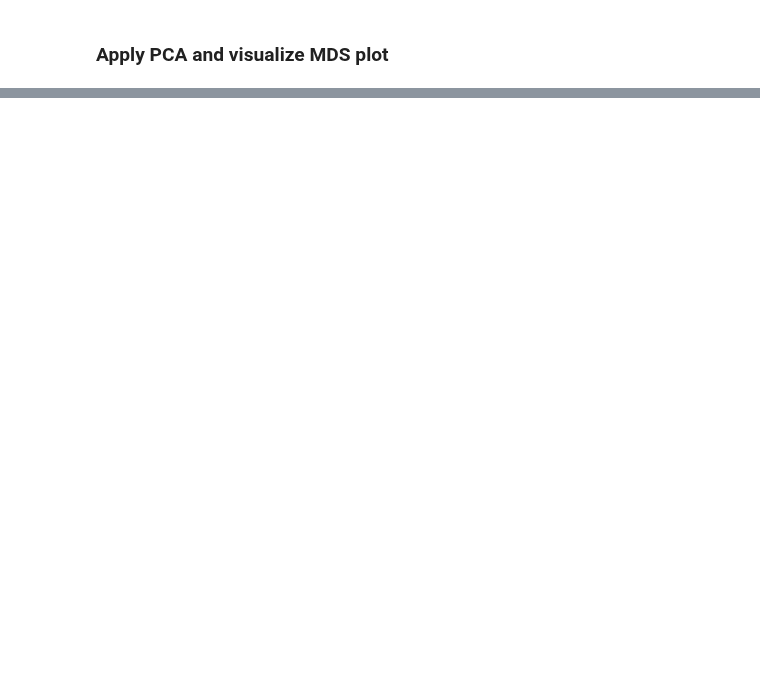
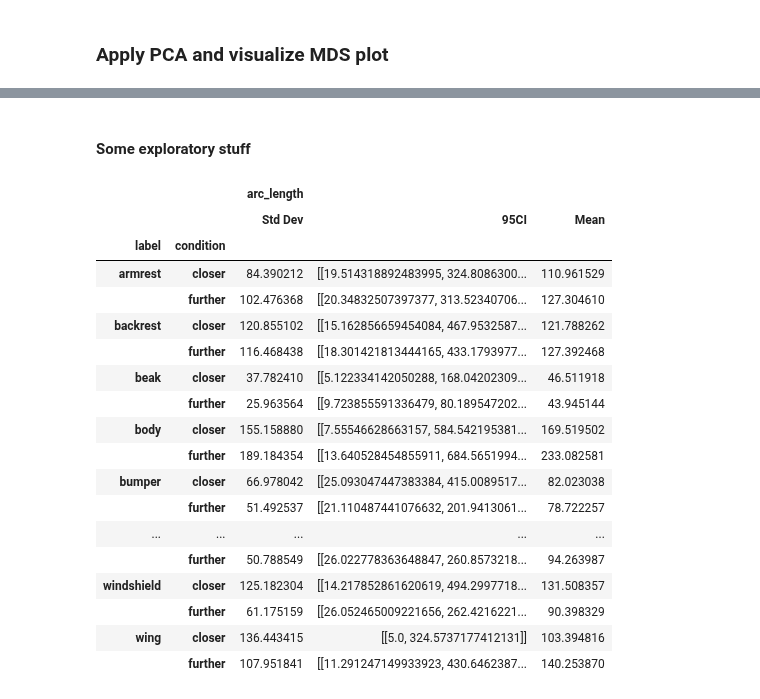
Before and after one commit to cogtoolslab/semantic_parts, a Jupyter notebook: analysis/golden/cogsci19_analysis.ipynb, the cells around one changed output, grey strips where cells are left out. Cells and saved outputs as stored; diff of their text form; code cells hidden in the pictures; blank space fills up the shorter version.

```diff
--- a/analysis/golden/cogsci19_analysis.ipynb
+++ b/analysis/golden/cogsci19_analysis.ipynb
@@ -1233,0 +1283,2 @@ plt.tight_layout()
+# %% [markdown]
+#### Some exploratory stuff
@@ -1233,0 +1288,33 @@ plt.tight_layout()
+# %%
+aggs = {'arc_length':{
+
+    'Mean':'mean',
+    'Std Dev':'std',
+    '95CI': lambda x:([np.percentile([np.random.choice(x,size=len(x),replace=True)]*1000,[2.5,97.5])])
+}
+}
+
+
+#'95CI':lambda x:([np.percentile([np.random.choice(x,size=len(x),replace=True)]*1000,[2.5,97.5])])
+# %%
+stroke_df.groupby(['label','condition']).agg(aggs)
+# %% [output]
+|  |  | arc_length |  |  |
+|  |  | Std Dev | 95CI | Mean |
+| label | condition |  |  |  |
+| armrest | closer | 84.390212 | [[19.514318892483995, 324.8086300... | 110.961529 |
+|  | further | 102.476368 | [[20.34832507397377, 313.52340706... | 127.304610 |
+| backrest | closer | 120.855102 | [[15.162856659454084, 467.9532587... | 121.788262 |
+|  | further | 116.468438 | [[18.301421813444165, 433.1793977... | 127.392468 |
+| beak | closer | 37.782410 | [[5.122334142050288, 168.04202309... | 46.511918 |
+|  | further | 25.963564 | [[9.723855591336479, 80.189547202... | 43.945144 |
+| body | closer | 155.158880 | [[7.55546628663157, 584.542195381... | 169.519502 |
+|  | further | 189.184354 | [[13.640528454855911, 684.5651994... | 233.082581 |
+| bumper | closer | 66.978042 | [[25.093047447383384, 415.0089517... | 82.023038 |
+|  | further | 51.492537 | [[21.110487441076632, 201.9413061... | 78.722257 |
+| ... | ... | ... | ... | ... |
+|  | further | 50.788549 | [[26.022778363648847, 260.8573218... | 94.263987 |
+| windshield | closer | 125.182304 | [[14.217852861620619, 494.2997718... | 131.508357 |
+|  | further | 61.175159 | [[26.052465009221656, 262.4216221... | 90.398329 |
+| wing | closer | 136.443415 | [[5.0, 324.5737177412131]] | 103.394816 |
+|  | further | 107.951841 | [[11.291247149933923, 430.6462387... | 140.253870 |
```
Also changed, not shown: parts of 31 cells of this notebook.
